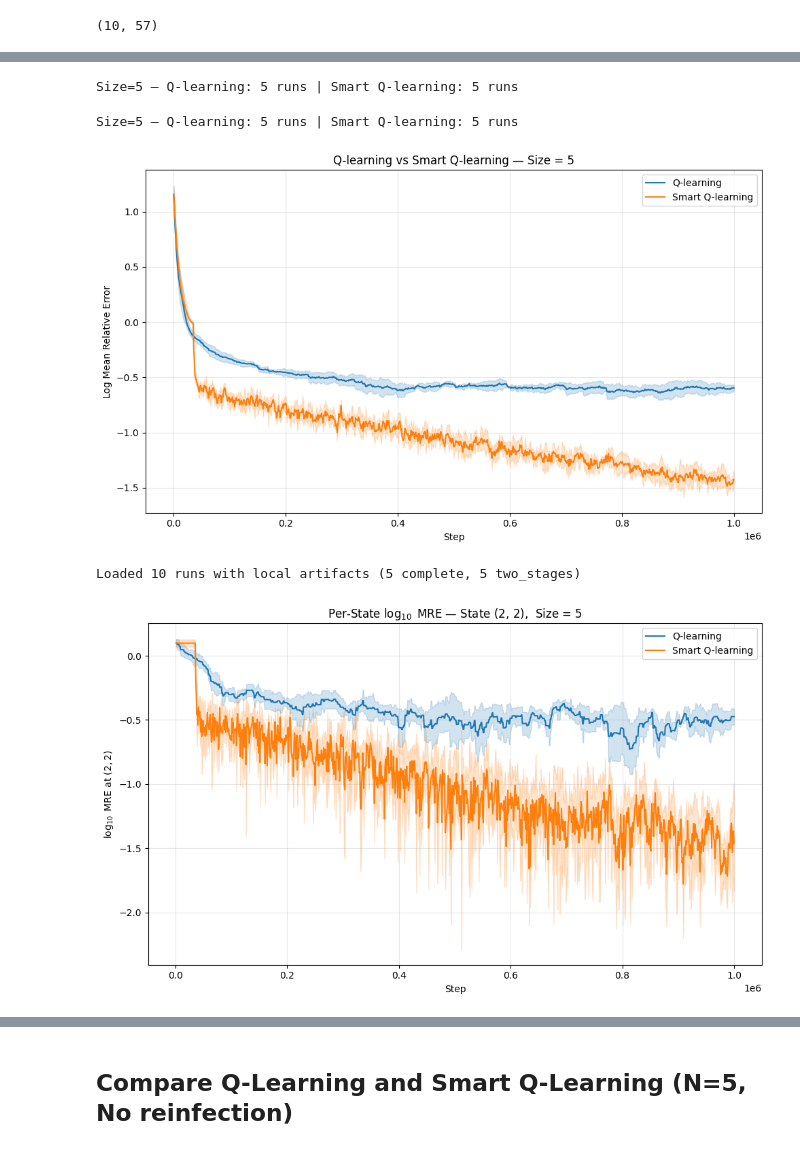
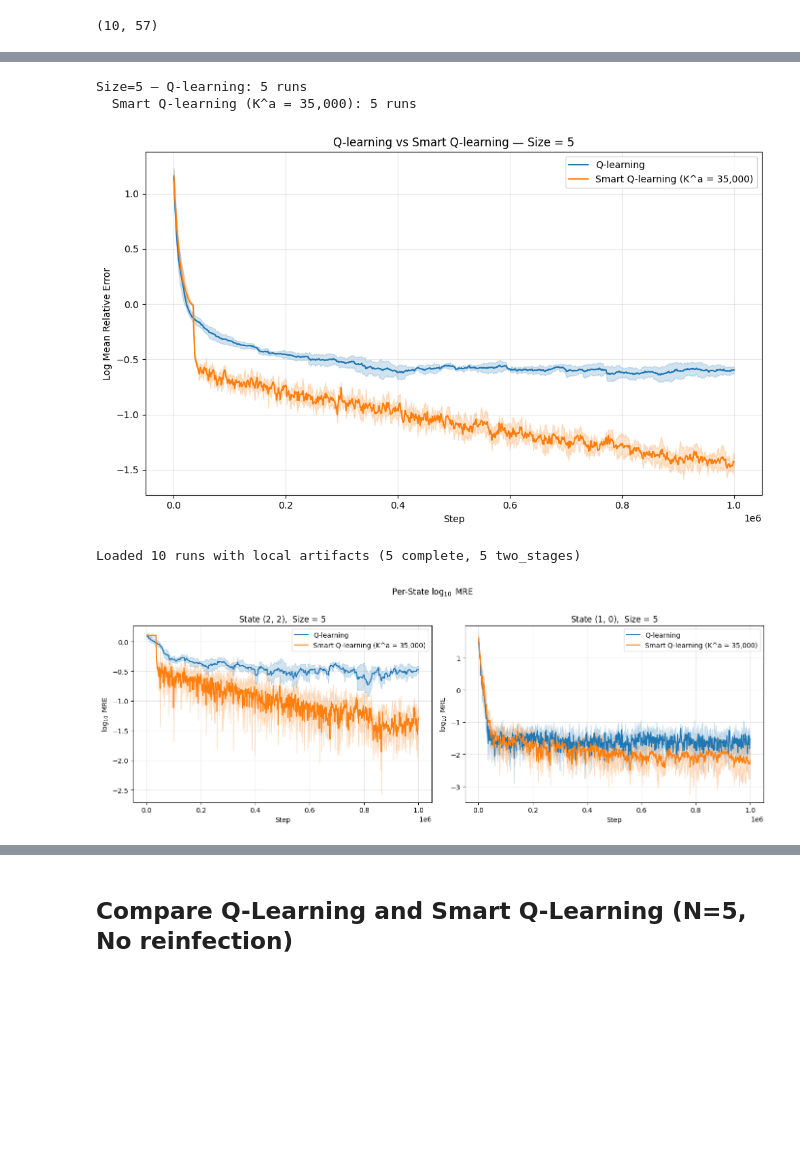
Before and after one commit to ccarballolozano/epidemic-models-rl, a Jupyter notebook: experiments/Compare_Two_Stage_Q_Learning_Performance.ipynb, the cells around one changed output, grey strips where cells are left out. Drawn from its saved outputs; the diff is of its cells as text; code cells hidden in the pictures; blank space fills up the shorter version.

```diff
--- a/experiments/Compare_Two_Stage_Q_Learning_Performance.ipynb
+++ b/experiments/Compare_Two_Stage_Q_Learning_Performance.ipynb
@@ -81,6 +81,7 @@ runs_size_5_all = mlflow.search_runs(
 
 # ── Filter before downloading ──────────────────────────────────────────────
 stage2_extra_steps_filter = "1"  # set to None to include all two_stages runs
+selected_ka_5 = None              # e.g. ["5000", "50000"] or None to plot all
 
 runs_size_5 = runs_size_5_all[
     (runs_size_5_all["tags.learn_mode"] == "complete")
@@ -90,6 +91,10 @@ runs_size_5 = runs_size_5_all[
             stage2_extra_steps_filter is None
             or runs_size_5_all["params.stage2_absorbing_extra_steps"] == stage2_extra_steps_filter
         )
+        & (
+            selected_ka_5 is None
+            or runs_size_5_all["params.first_stage_steps"].isin(selected_ka_5)
+        )
     )
 ]
 runs_size_5.shape
@@ -128,44 +133,75 @@ Done — 10/10 runs succeeded (10060 files downloaded, 5050 skipped, 0 runs fail
  'olden_wheel_4q4yqs86s3': PosixPath('/Users/ccarballo/Projects/Research/epidemic-models-rl/artifacts/olden_wheel_4q4yqs86s3')}
 # %%
 metrics_size_5 = fetch_metrics_for_runs(client, runs_size_5, "log_mean_relative_error")
+complete_size_5 = metrics_size_5[metrics_size_5["tags.learn_mode"] == "complete"]
+
+two_stage_runs_5 = runs_size_5[runs_size_5["tags.learn_mode"] == "two_stages"]
+available_ka_5 = sorted(
+    two_stage_runs_5["params.first_stage_steps"].dropna().unique(), key=lambda x: int(x)
+)
+ka_to_plot_5 = selected_ka_5 if selected_ka_5 is not None else available_ka_5
+
+two_stage_size_5_series = []
+for ka in ka_to_plot_5:
+    run_ids = two_stage_runs_5[two_stage_runs_5["params.first_stage_steps"] == ka]["run_id"]
+    df = metrics_size_5[metrics_size_5["run_id"].isin(run_ids)]
+    if not df.empty:
+        two_stage_size_5_series.append((f"K^a = {int(ka):,}", df))
+
+print(f"Size=5 — Q-learning: {complete_size_5['run_id'].nunique()} runs")
+for label, df in two_stage_size_5_series:
+    print(f"  Smart Q-learning ({label}): {df['run_id'].nunique()} runs")
+# %% [output]
+Size=5 — Q-learning: 5 runs
+  Smart Q-learning (K^a = 35,000): 5 runs
-# %%
-complete_size_5 = metrics_size_5[metrics_size_5["tags.learn_mode"] == "complete"]
-two_stage_size_5 = metrics_size_5[metrics_size_5["tags.learn_mode"] == "two_stages"]
-
-print(
-    f"Size=5 — Q-learning: {complete_size_5['run_id'].nunique()} runs | Smart Q-learning: {two_stage_size_5['run_id'].nunique()} runs")
-# %% [output]
-Size=5 — Q-learning: 5 runs | Smart Q-learning: 5 runs
 # %%
-print(f"Size=5 — Q-learning: {complete_size_5['run_id'].nunique()} runs | Smart Q-learning: {two_stage_size_5['run_id'].nunique()} runs")
-plot_mean_mre(complete_size_5, two_stage_size_5, "Q-learning vs Smart Q-learning — Size = 5")
+plot_mean_mre_multi_ka(
+    complete_size_5,
+    two_stage_size_5_series,
+    "Q-learning vs Smart Q-learning — Size = 5",
+)
 plt.show()
 # %% [output]
-Size=5 — Q-learning: 5 runs | Smart Q-learning: 5 runs
-[figure, old version]
+[figure, new version]
 # %%
-# Load per-state errors for all runs in runs_size_5 that have downloaded artifacts
-per_state_errors_5 = {}
+states_errors_5 = {}
 for _, row in tqdm(runs_size_5.iterrows(), total=len(runs_size_5)):
     errors = load_run_state_errors(row["run_id"])
     if errors is not None:
-        per_state_errors_5[row["run_id"]] = {
+        states_errors_5[row["run_id"]] = {
             "learn_mode": row["tags.learn_mode"],
             "errors": errors,
         }
 
-n_complete = sum(1 for v in per_state_errors_5.values() if v["learn_mode"] == "complete")
-n_two_stages = sum(1 for v in per_state_errors_5.values() if v["learn_mode"] == "two_stages")
+n_complete = sum(1 for v in states_errors_5.values() if v["learn_mode"] == "complete")
+n_two_stages = sum(1 for v in states_errors_5.values() if v["learn_mode"] == "two_stages")
 print(
-    f"Loaded {len(per_state_errors_5)} runs with local artifacts "
+    f"Loaded {len(states_errors_5)} runs with local artifacts "
     f"({n_complete} complete, {n_two_stages} two_stages)"
 )
 # %% [output]
 Loaded 10 runs with local artifacts (5 complete, 5 two_stages)
 # %%
-# ── Choose any valid state (m_s + m_i <= size) and run this cell ──
-m_s, m_i = 2,2
-plot_per_state_error(per_state_errors_5, m_s, m_i, size_label="Size = 5")
+# ── Choose states to plot (any valid state with m_s + m_i <= size) ──
+states_to_plot = [(2, 2), (1, 0)]
+
+complete_per_state_errors_5 = {
+    rid: v for rid, v in states_errors_5.items() if v["learn_mode"] == "complete"
+}
+
+two_stage_per_state_series_5 = []
+for ka in ka_to_plot_5:
+    run_ids = set(two_stage_runs_5[two_stage_runs_5["params.first_stage_steps"] == ka]["run_id"])
+    errors = {rid: v for rid, v in states_errors_5.items() if rid in run_ids}
+    if errors:
+        two_stage_per_state_series_5.append((f"K^a = {int(ka):,}", errors))
+
+plot_per_state_error_multi_ka(
+    complete_per_state_errors_5,
+    two_stage_per_state_series_5,
+    states_to_plot,
+    size_label="Size = 5",
+)
 plt.show()
 # %% [output]
-[figure, old version]
+[figure, new version]
```
Also changed, not shown: parts of 15 cells of this notebook, 1 other file.
